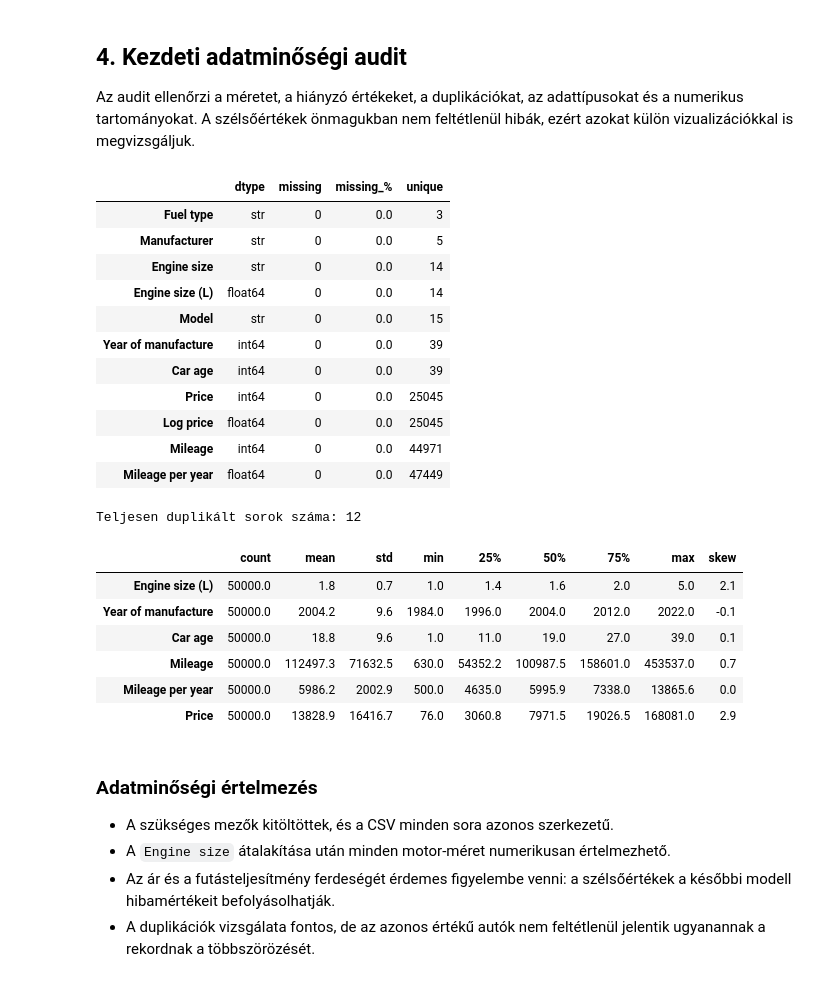
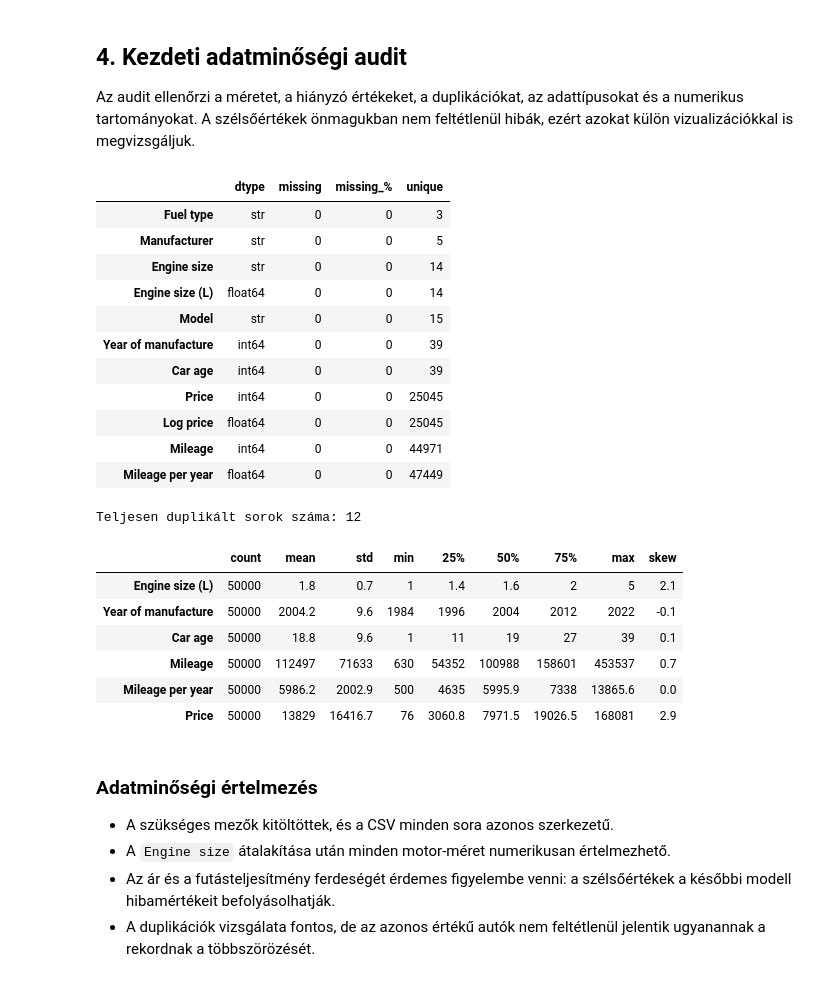
Before and after one commit to Zolester/Data-science-kurzus, a Jupyter notebook: final project/car_sales_eda.ipynb, the cells around one changed output. Drawn from its saved outputs; the diff is of its cells as text; code cells hidden in the pictures.

```diff
--- a/final project/car_sales_eda.ipynb
+++ b/final project/car_sales_eda.ipynb
@@ -30,6 +30,25 @@ warnings.filterwarnings("ignore")
 sns.set_theme(style="whitegrid", context="notebook")
 plt.rcParams["figure.dpi"] = 110
 plt.rcParams["axes.titleweight"] = "bold"
+
+def format_number(value):
+    """Egész értékeknél elhagyja a .0-t, a törteket egy tizedesre formázza."""
+    if pd.isna(value):
+        return ""
+    if isinstance(value, (int, np.integer)):
+        return f"{value:d}"
+    if isinstance(value, (float, np.floating)):
+        if np.isclose(value, round(value)):
+            return f"{value:.0f}"
+        return f"{value:.1f}"
+    return value
+
+def display_table(frame):
+    display(frame.style.format(format_number, na_rep=""))
+
+def heatmap_labels(frame):
+    return frame.apply(lambda column: column.map(format_number))
+
 DATA_PATH = Path("car_sales_data.csv")
 if not DATA_PATH.exists():
     raise FileNotFoundError(f"A dataset nem található: {DATA_PATH.resolve()}")
@@ -87,37 +106,37 @@ Az audit ellenőrzi a méretet, a hiányzó értékeket, a duplikációkat, az a
 # %%
 quality = pd.DataFrame({
     "dtype": df.dtypes.astype(str),
     "missing": df.isna().sum(),
     "missing_%": (df.isna().mean() * 100).round(1),
     "unique": df.nunique(dropna=False),
 }).sort_values(["missing", "unique"], ascending=[False, True])
-display(quality)
+display_table(quality)
 print(f"Teljesen duplikált sorok száma: {df.duplicated().sum():,}".replace(",", " "))
 num_cols = ["Engine size (L)", "Year of manufacture", "Car age", "Mileage", "Mileage per year", "Price"]
 numeric_summary = df[num_cols].describe().T
 numeric_summary["skew"] = df[num_cols].skew()
-display(numeric_summary.round(1))
+display_table(numeric_summary)
 # %% [output]
 |  | dtype | missing | missing_% | unique |
-| Fuel type | str | 0 | 0.0 | 3 |
-| Manufacturer | str | 0 | 0.0 | 5 |
-| Engine size | str | 0 | 0.0 | 14 |
-| Engine size (L) | float64 | 0 | 0.0 | 14 |
-| Model | str | 0 | 0.0 | 15 |
-| Year of manufacture | int64 | 0 | 0.0 | 39 |
-| Car age | int64 | 0 | 0.0 | 39 |
-| Price | int64 | 0 | 0.0 | 25045 |
-| Log price | float64 | 0 | 0.0 | 25045 |
-| Mileage | int64 | 0 | 0.0 | 44971 |
-| Mileage per year | float64 | 0 | 0.0 | 47449 |
+| Fuel type | str | 0 | 0 | 3 |
+| Manufacturer | str | 0 | 0 | 5 |
+| Engine size | str | 0 | 0 | 14 |
+| Engine size (L) | float64 | 0 | 0 | 14 |
+| Model | str | 0 | 0 | 15 |
+| Year of manufacture | int64 | 0 | 0 | 39 |
+| Car age | int64 | 0 | 0 | 39 |
+| Price | int64 | 0 | 0 | 25045 |
+| Log price | float64 | 0 | 0 | 25045 |
+| Mileage | int64 | 0 | 0 | 44971 |
+| Mileage per year | float64 | 0 | 0 | 47449 |
 Teljesen duplikált sorok száma: 12
 |  | count | mean | std | min | 25% | 50% | 75% | max | skew |
-| Engine size (L) | 50000.0 | 1.8 | 0.7 | 1.0 | 1.4 | 1.6 | 2.0 | 5.0 | 2.1 |
-| Year of manufacture | 50000.0 | 2004.2 | 9.6 | 1984.0 | 1996.0 | 2004.0 | 2012.0 | 2022.0 | -0.1 |
-| Car age | 50000.0 | 18.8 | 9.6 | 1.0 | 11.0 | 19.0 | 27.0 | 39.0 | 0.1 |
-| Mileage | 50000.0 | 112497.3 | 71632.5 | 630.0 | 54352.2 | 100987.5 | 158601.0 | 453537.0 | 0.7 |
-| Mileage per year | 50000.0 | 5986.2 | 2002.9 | 500.0 | 4635.0 | 5995.9 | 7338.0 | 13865.6 | 0.0 |
-| Price | 50000.0 | 13828.9 | 16416.7 | 76.0 | 3060.8 | 7971.5 | 19026.5 | 168081.0 | 2.9 |
+| Engine size (L) | 50000 | 1.8 | 0.7 | 1 | 1.4 | 1.6 | 2 | 5 | 2.1 |
+| Year of manufacture | 50000 | 2004.2 | 9.6 | 1984 | 1996 | 2004 | 2012 | 2022 | -0.1 |
+| Car age | 50000 | 18.8 | 9.6 | 1 | 11 | 19 | 27 | 39 | 0.1 |
+| Mileage | 50000 | 112497 | 71633 | 630 | 54352 | 100988 | 158601 | 453537 | 0.7 |
+| Mileage per year | 50000 | 5986.2 | 2002.9 | 500 | 4635 | 5995.9 | 7338 | 13865.6 | 0.0 |
+| Price | 50000 | 13829 | 16416.7 | 76 | 3060.8 | 7971.5 | 19026.5 | 168081 | 2.9 |
 # %% [markdown]
 ### Adatminőségi értelmezés
 
```
Also changed, not shown: parts of 5 cells of this notebook.
